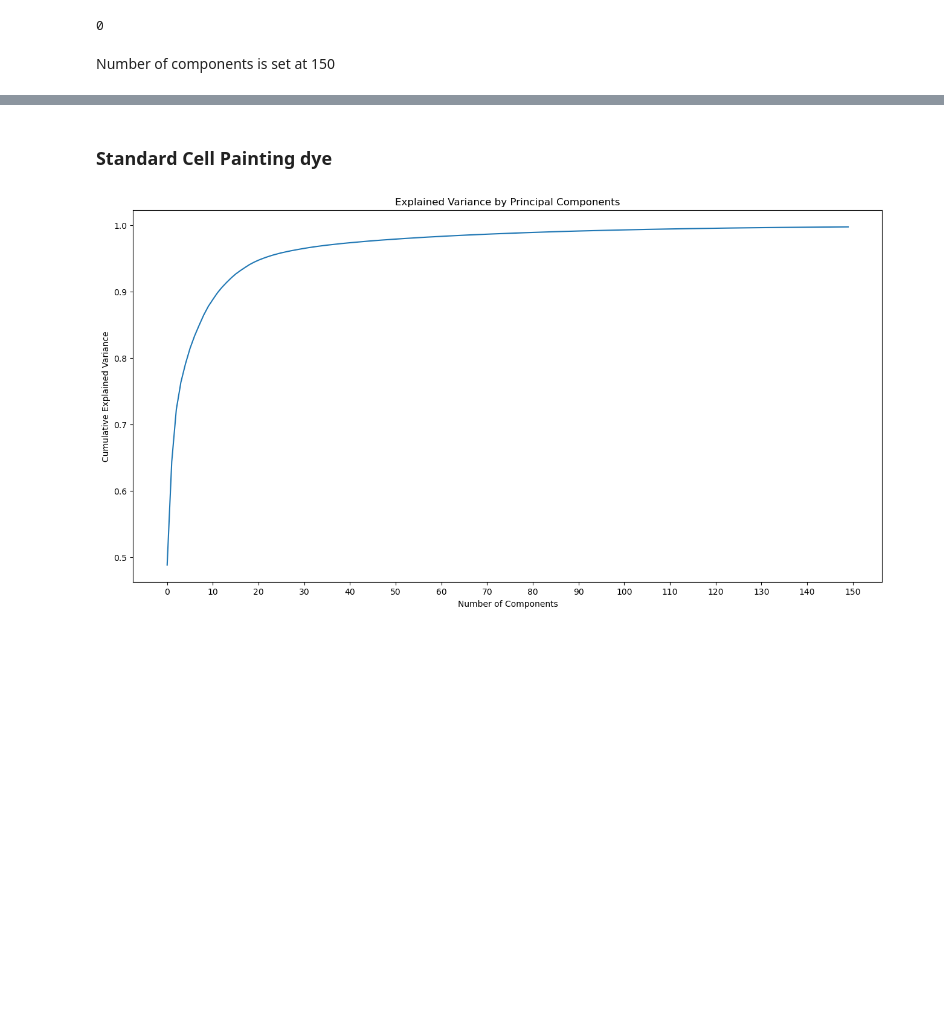
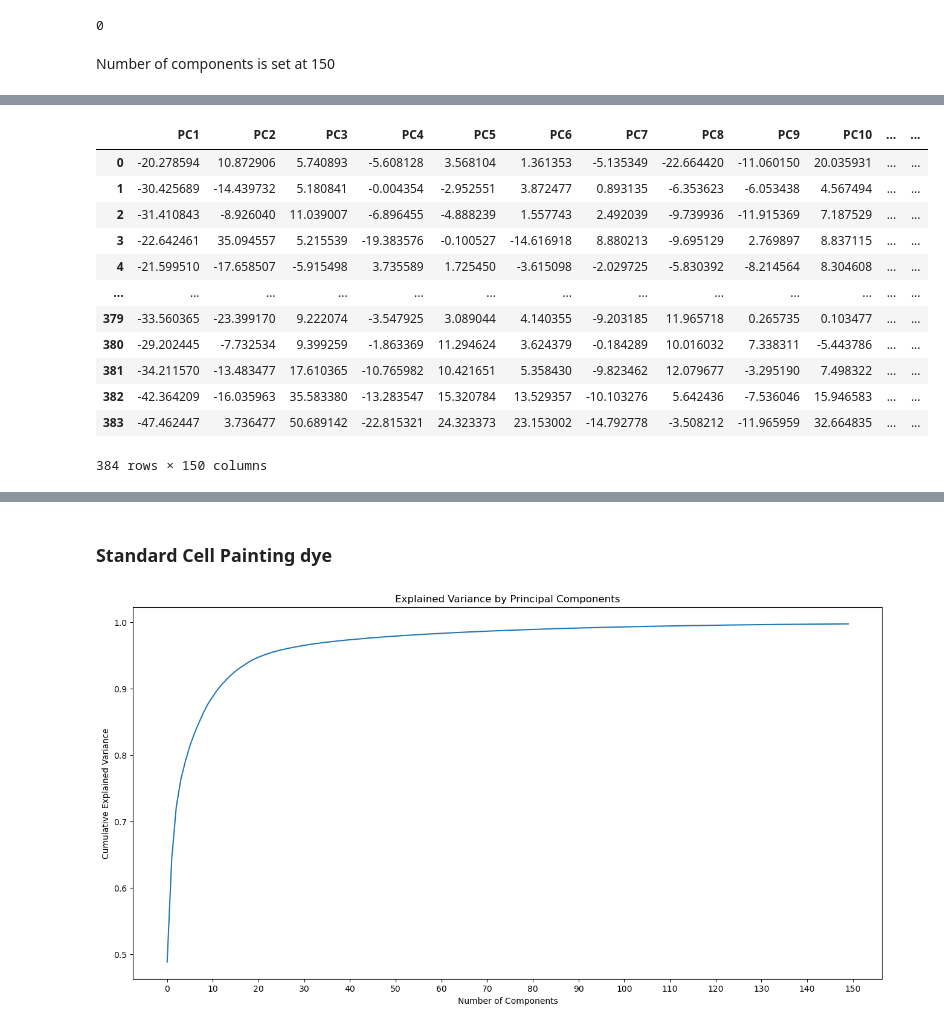
Before and after one commit to broadinstitute/2022_09_07_New_phenotypic_dye_testing_CDoT_Broad, a Jupyter notebook: NoiseRemoval.ipynb, the cells around one changed output, grey strips where cells are left out. Saved outputs shown, nothing was run; the diff lists cells and outputs as text; code cells hidden in the pictures; blank space fills up the shorter version.

```diff
--- a/NoiseRemoval.ipynb
+++ b/NoiseRemoval.ipynb
@@ -82,0 +91,16 @@ def transform_pca(df, no_of_pcs =150):
+# %%
+df2
+# %% [output]
+|  | PC1 | PC2 | PC3 | PC4 | PC5 | PC6 | PC7 | PC8 | PC9 | PC10 | ... | ... |
+| 0 | -20.278594 | 10.872906 | 5.740893 | -5.608128 | 3.568104 | 1.361353 | -5.135349 | -22.664420 | -11.060150 | 20.035931 | ... | ... |
+| 1 | -30.425689 | -14.439732 | 5.180841 | -0.004354 | -2.952551 | 3.872477 | 0.893135 | -6.353623 | -6.053438 | 4.567494 | ... | ... |
+| 2 | -31.410843 | -8.926040 | 11.039007 | -6.896455 | -4.888239 | 1.557743 | 2.492039 | -9.739936 | -11.915369 | 7.187529 | ... | ... |
+| 3 | -22.642461 | 35.094557 | 5.215539 | -19.383576 | -0.100527 | -14.616918 | 8.880213 | -9.695129 | 2.769897 | 8.837115 | ... | ... |
+| 4 | -21.599510 | -17.658507 | -5.915498 | 3.735589 | 1.725450 | -3.615098 | -2.029725 | -5.830392 | -8.214564 | 8.304608 | ... | ... |
+| ... | ... | ... | ... | ... | ... | ... | ... | ... | ... | ... | ... | ... |
+| 379 | -33.560365 | -23.399170 | 9.222074 | -3.547925 | 3.089044 | 4.140355 | -9.203185 | 11.965718 | 0.265735 | 0.103477 | ... | ... |
+| 380 | -29.202445 | -7.732534 | 9.399259 | -1.863369 | 11.294624 | 3.624379 | -0.184289 | 10.016032 | 7.338311 | -5.443786 | ... | ... |
+| 381 | -34.211570 | -13.483477 | 17.610365 | -10.765982 | 10.421651 | 5.358430 | -9.823462 | 12.079677 | -3.295190 | 7.498322 | ... | ... |
+| 382 | -42.364209 | -16.035963 | 35.583380 | -13.283547 | 15.320784 | 13.529357 | -10.103276 | 5.642436 | -7.536046 | 15.946583 | ... | ... |
+| 383 | -47.462447 | 3.736477 | 50.689142 | -22.815321 | 24.323373 | 23.153002 | -14.792778 | -3.508212 | -11.965959 | 32.664835 | ... | ... |
+384 rows × 150 columns
```
Also changed, not shown: parts of 10 cells of this notebook.
